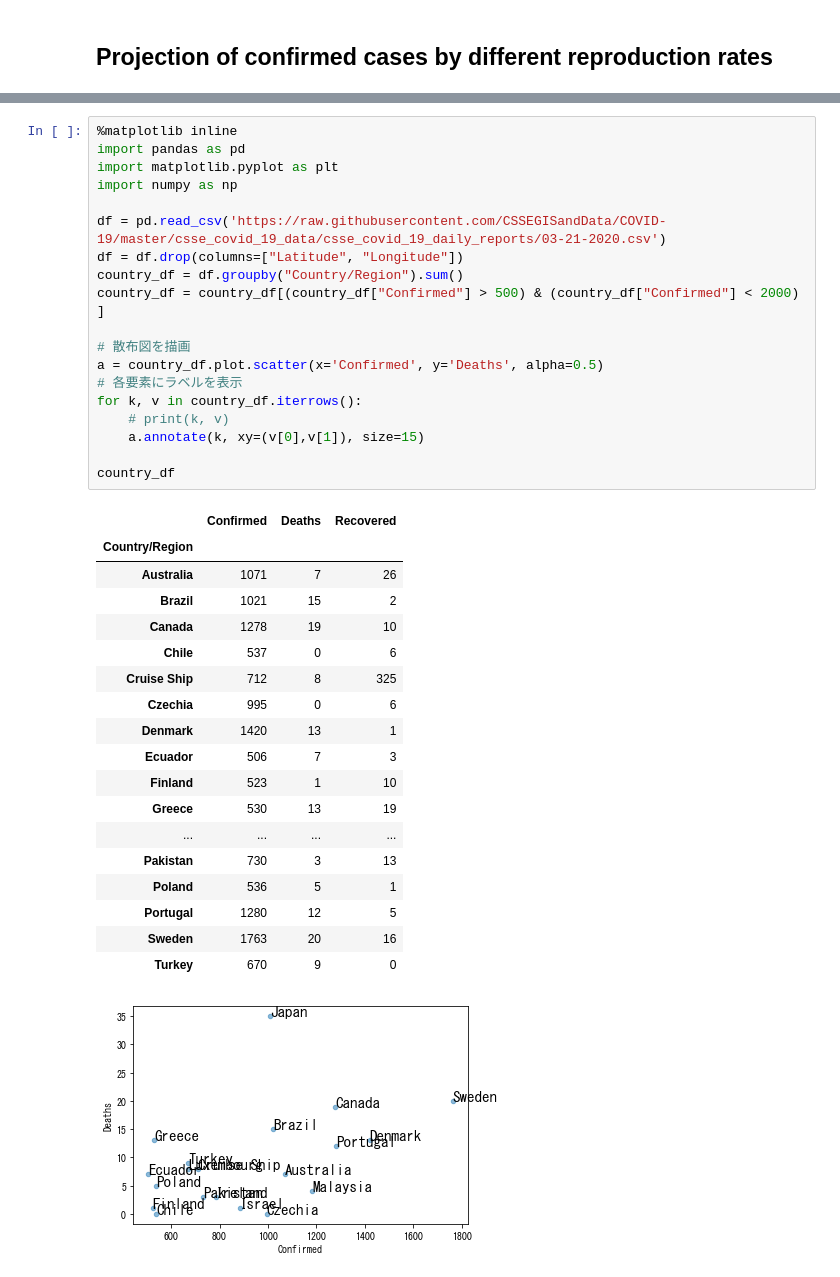
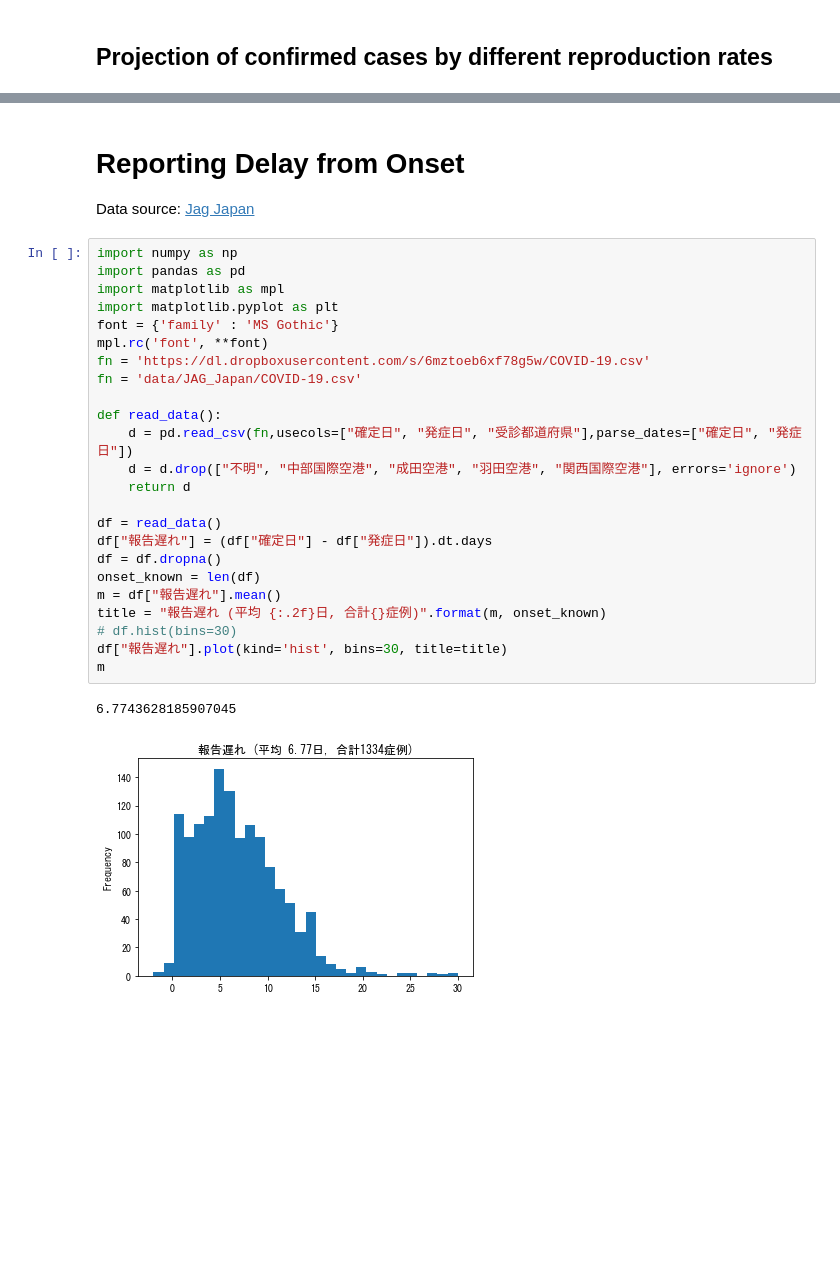
Before and after one commit to personal-hm2/coronavirus_model, a Jupyter notebook: COVID-19 Plot.ipynb, the cells around one changed output, grey strips where cells are left out. Saved outputs shown, nothing was run; the diff lists cells and outputs as text; blank space fills up the shorter version.

```diff
--- a/COVID-19 Plot.ipynb
+++ b/COVID-19 Plot.ipynb
@@ -208,39 +193,30 @@ sim.plot(ylim=[0, 1000], title="Projection of daily new confirmed cases", grid=T
-# %%
-%matplotlib inline
-import pandas as pd
-import matplotlib.pyplot as plt
-import numpy as np
-
-df = pd.read_csv('https://raw.githubusercontent.com/CSSEGISandData/COVID-19/master/csse_covid_19_data/csse_covid_19_daily_reports/03-21-2020.csv')
-df = df.drop(columns=["Latitude", "Longitude"])
-country_df = df.groupby("Country/Region").sum()
-country_df = country_df[(country_df["Confirmed"] > 500) & (country_df["Confirmed"] < 2000) ]
-
-# 散布図を描画
-a = country_df.plot.scatter(x='Confirmed', y='Deaths', alpha=0.5)
-# 各要素にラベルを表示
-for k, v in country_df.iterrows():
-    # print(k, v)
-    a.annotate(k, xy=(v[0],v[1]), size=15)
-
-country_df
-# %% [output]
-|  | Confirmed | Deaths | Recovered |
-| Country/Region |  |  |  |
-| Australia | 1071 | 7 | 26 |
-| Brazil | 1021 | 15 | 2 |
-| Canada | 1278 | 19 | 10 |
-| Chile | 537 | 0 | 6 |
-| Cruise Ship | 712 | 8 | 325 |
-| Czechia | 995 | 0 | 6 |
-| Denmark | 1420 | 13 | 1 |
-| Ecuador | 506 | 7 | 3 |
-| Finland | 523 | 1 | 10 |
-| Greece | 530 | 13 | 19 |
-| ... | ... | ... | ... |
-| Pakistan | 730 | 3 | 13 |
-| Poland | 536 | 5 | 1 |
-| Portugal | 1280 | 12 | 5 |
-| Sweden | 1763 | 20 | 16 |
-| Turkey | 670 | 9 | 0 |
-[figure, removed]
+# %% [markdown]
+# Reporting Delay from Onset
+Data source: [Jag Japan](https://gis.jag-japan.com/covid19jp/)
+# %%
+import numpy as np
+import pandas as pd
+import matplotlib as mpl
+import matplotlib.pyplot as plt
+font = {'family' : 'MS Gothic'}
+mpl.rc('font', **font)
+fn = 'https://dl.dropboxusercontent.com/s/6mztoeb6xf78g5w/COVID-19.csv'
+fn = 'data/JAG_Japan/COVID-19.csv'
+
+def read_data():
+    d = pd.read_csv(fn,usecols=["確定日", "発症日", "受診都道府県"],parse_dates=["確定日", "発症日"])
+    d = d.drop(["不明", "中部国際空港", "成田空港", "羽田空港", "関西国際空港"], errors='ignore')
+    return d
+
+df = read_data()
+df["報告遅れ"] = (df["確定日"] - df["発症日"]).dt.days
+df = df.dropna()
+onset_known = len(df)
+m = df["報告遅れ"].mean()
+title = "報告遅れ (平均 {:.2f}日, 合計{}症例)".format(m, onset_known)
+# df.hist(bins=30)
+df["報告遅れ"].plot(kind='hist', bins=30, title=title)
+m
+# %% [output]
+6.7743628185907045
+[figure, added]
```
Also changed, not shown: parts of 4 cells of this notebook.
